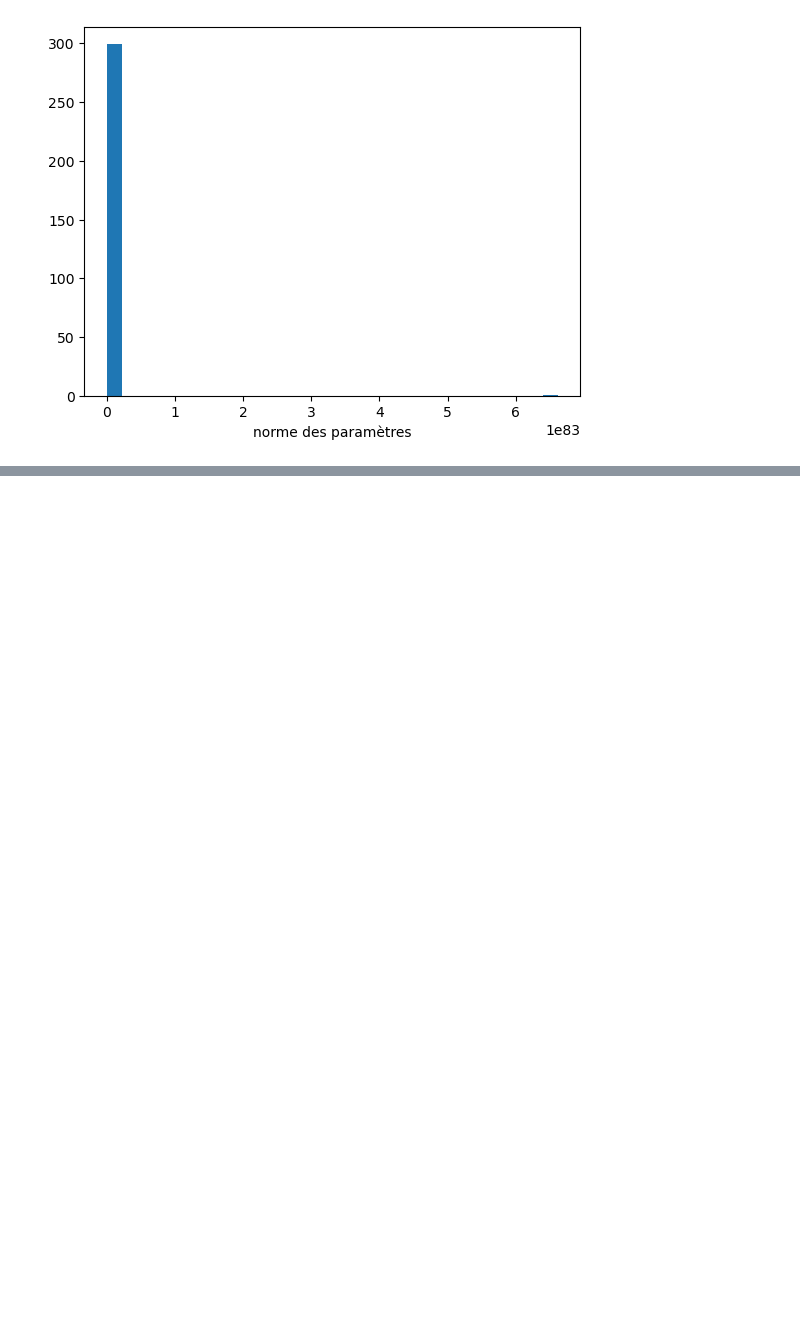
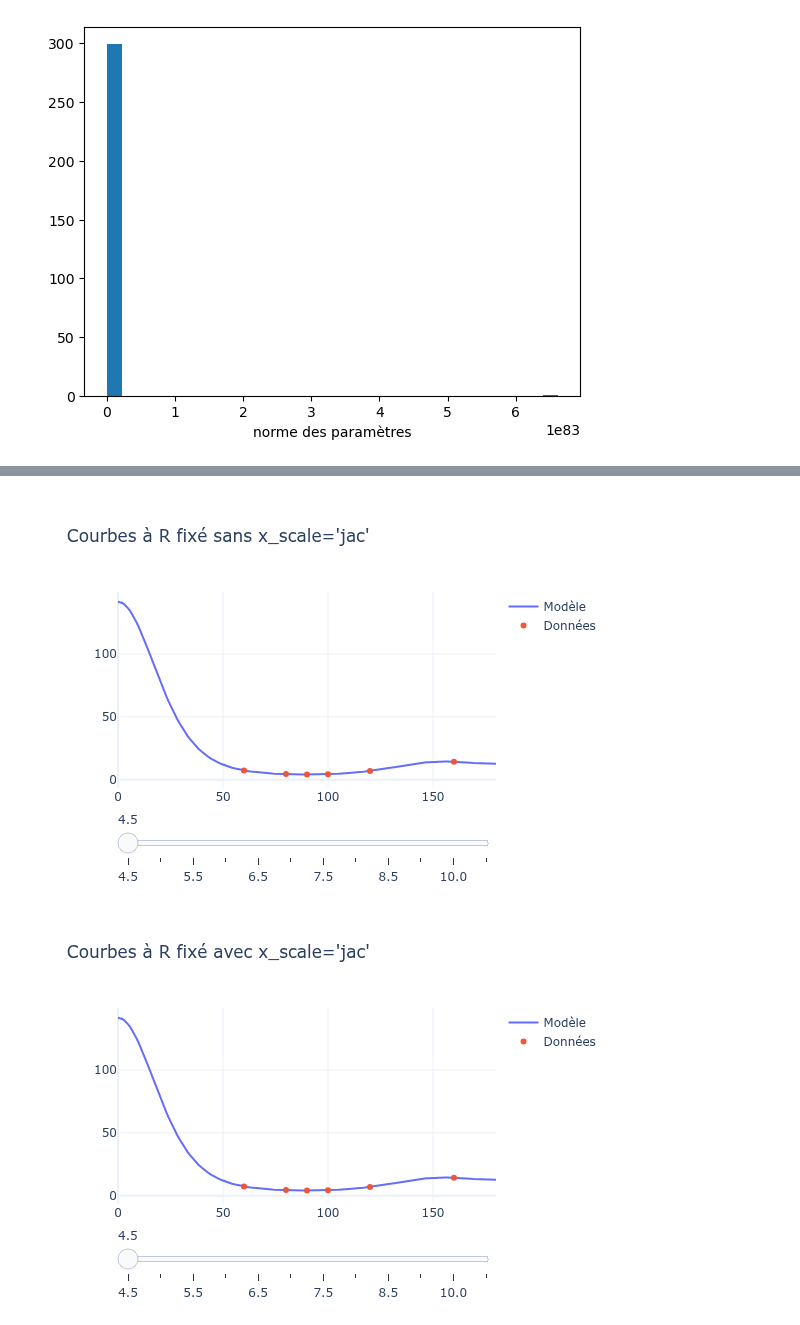
Before and after one commit to Amynek/Stage-M1, a Jupyter notebook: He-HCN.ipynb, the cells around one changed output, grey strips where cells are left out. Saved outputs shown, nothing was run; the diff lists cells and outputs as text; code cells hidden in the pictures; blank space fills up the shorter version.

```diff
--- a/He-HCN.ipynb
+++ b/He-HCN.ipynb
@@ -599,3 +615,7 @@ for i in range(nb_fits):
+# %%
+# import d'un calcul précédent de 'resultats'
+with open("resultats_multistart.pkl", "rb") as f:
+    resultats = pickle.load(f)
 # %%
 normes = [np.linalg.norm(r["params"]) for r in resultats]
 
@@ -608,7 +628,7 @@ plt.show()
 # Tri avec rmse
 best_rmse_fit = min(resultats, key=lambda r: r["rmse"])
 # Solutions stables
-bon = [r for r in resultats if r["rmse"] <= 1.05 * best_rmse_fit["rmse"]]
+bon = [r for r in resultats if r["rmse"] <= 1.10 * best_rmse_fit["rmse"]]
 
 # On récupère tous les "bons" paramètres
 params_all = np.array([r["params"] for r in bon])
@@ -621,0 +651,33 @@ with open("resultats_multistart.pkl", "wb") as f:
+# %%
+R_vals = np.array([4.5,5.0,5.5,6.0,6.5,7.0,7.5,8.0,8.5,9.0,10.0,12.0])
+x = np.linspace(0, 180, 180)
+plot_interactif(V_opt, params_all[0], R_vals, x, He,
+                fixed_col="R", x_col="Theta", y_col="Energy_mEh",
+                title="Courbes à R fixé sans x_scale='jac'")
+plot_interactif(V_opt, params_all[1], R_vals, x, He,
+                fixed_col="R", x_col="Theta", y_col="Energy_mEh",
+                title="Courbes à R fixé avec x_scale='jac'")
+plot_interactif(V_opt, params_all[2], R_vals, x, He,
+                fixed_col="R", x_col="Theta", y_col="Energy_mEh",
+                title="Courbes à R fixé avec x_scale='jac'")
+plot_interactif(V_opt, params_all[3], R_vals, x, He,
+                fixed_col="R", x_col="Theta", y_col="Energy_mEh",
+                title="Courbes à R fixé sans x_scale='jac'")
+plot_interactif(V_opt, params_all[4], R_vals, x, He,
+                fixed_col="R", x_col="Theta", y_col="Energy_mEh",
+                title="Courbes à R fixé avec x_scale='jac'")
+plot_interactif(V_opt, params_all[5], R_vals, x, He,
+                fixed_col="R", x_col="Theta", y_col="Energy_mEh",
+                title="Courbes à R fixé avec x_scale='jac'")
+plot_interactif(V_opt, params_all[6], R_vals, x, He,
+                fixed_col="R", x_col="Theta", y_col="Energy_mEh",
+                title="Courbes à R fixé sans x_scale='jac'")
+plot_interactif(V_opt, params_all[7], R_vals, x, He,
+                fixed_col="R", x_col="Theta", y_col="Energy_mEh",
+                title="Courbes à R fixé avec x_scale='jac'")
+plot_interactif(V_opt, params_all[8], R_vals, x, He,
+                fixed_col="R", x_col="Theta", y_col="Energy_mEh",
+                title="Courbes à R fixé avec x_scale='jac'")
+# %% [output]
+[figure, added]
+[figure, added]
```
Also changed, not shown: parts of 16 cells of this notebook, 3 other files.
